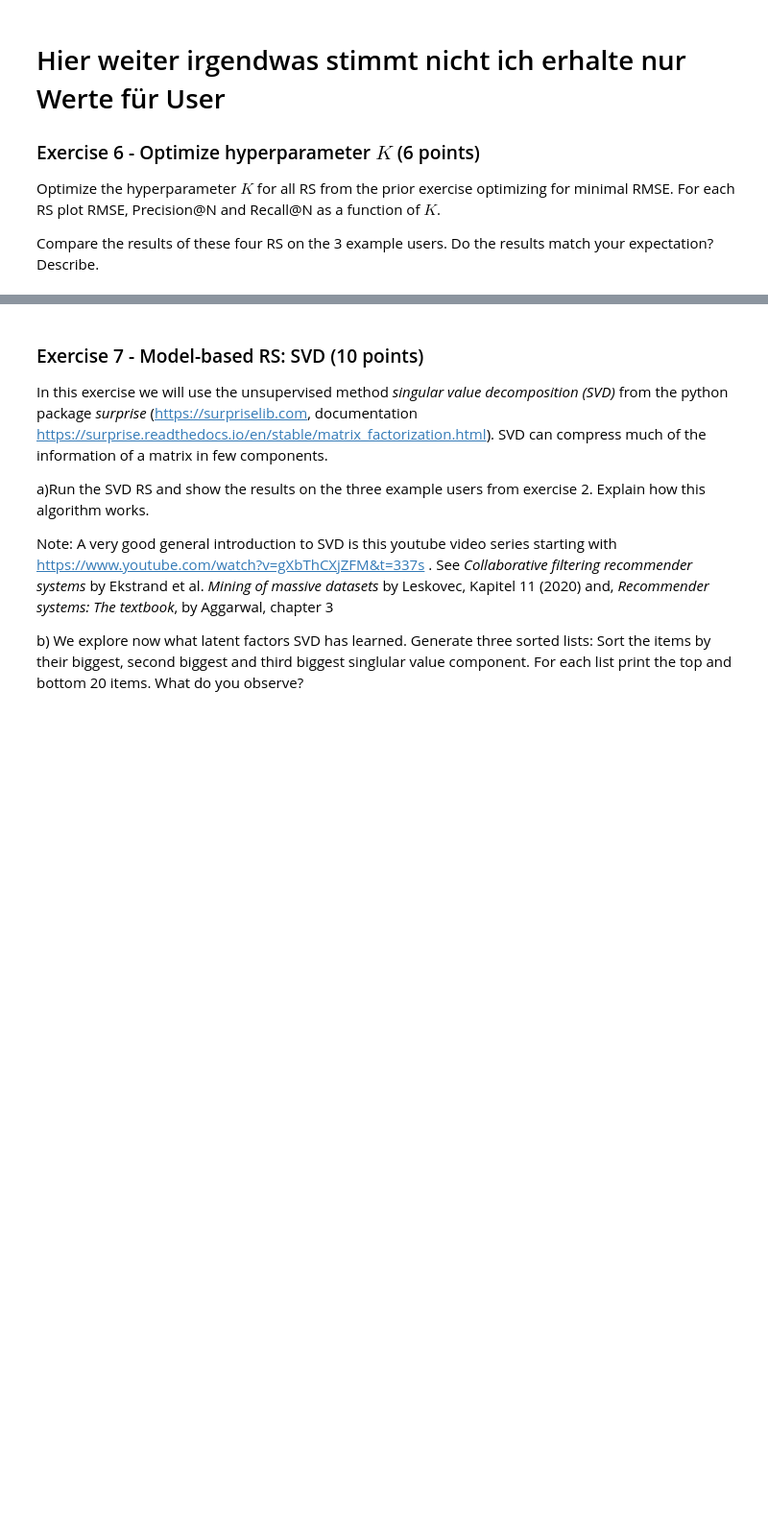
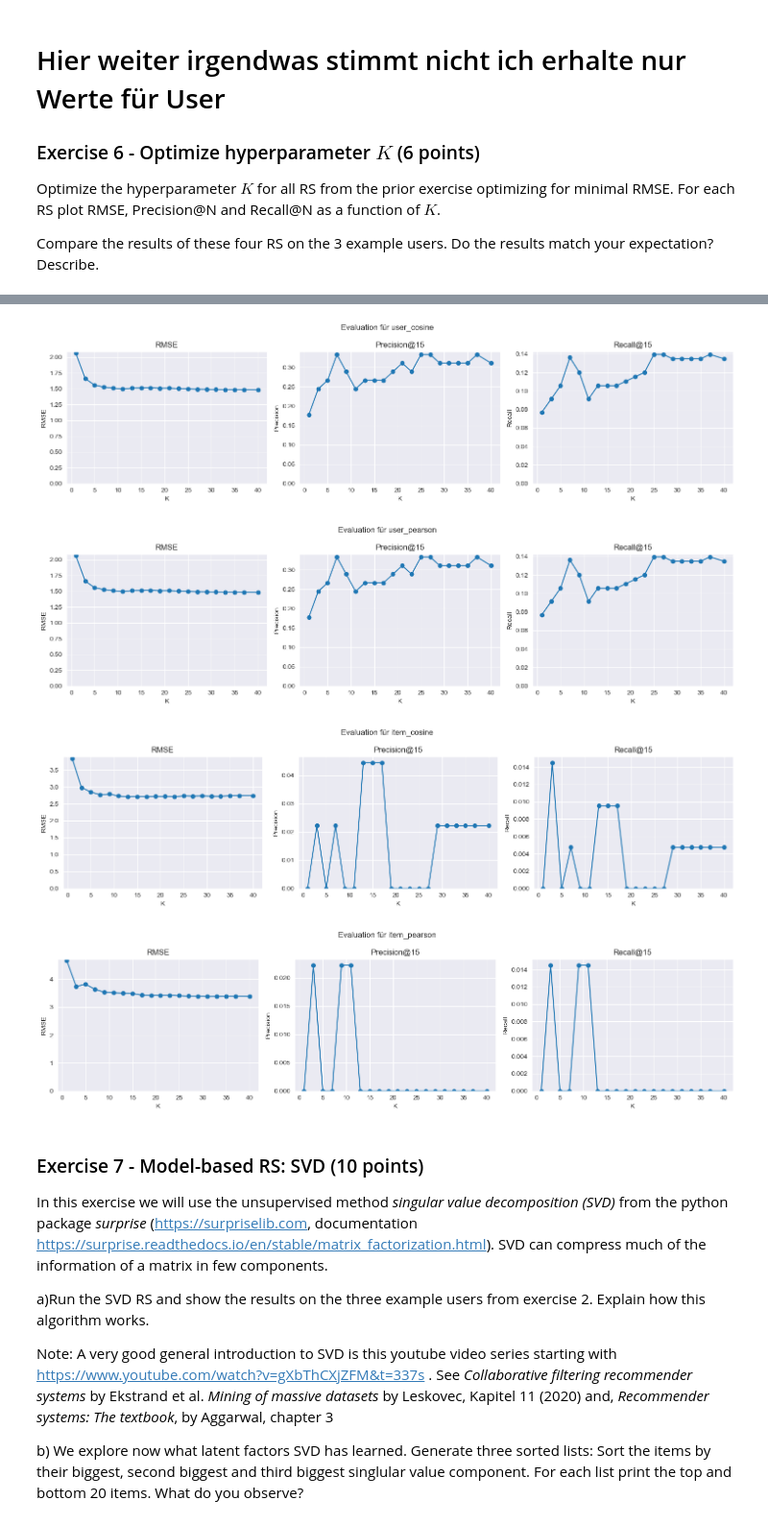
Before and after one commit to Tschoppsilas/RSY, a Jupyter notebook: RSY_MiniChallenge_FS25.ipynb, the cells around one changed output, grey strips where cells are left out. Shown at 96% size. Saved outputs shown, nothing was run; the diff lists cells and outputs as text; code cells hidden in the pictures; blank space fills up the shorter version.

```diff
--- a/RSY_MiniChallenge_FS25.ipynb
+++ b/RSY_MiniChallenge_FS25.ipynb
@@ -1034,0 +1046,10 @@ Anschliessend wird die Korrelation zwischen den zentrierten Vektoren berechnet.
+# %%
+#Debug
+output_dir = Path("Data/Train_Test_validate")
+csv_path_debug = output_dir / "debug.csv"
+debug = pd.read_csv(csv_path_debug)
+
+urm = create_urm(debug, "userId", "movieId", "rating")
+
+print("User-Rating-Matrix (URM):")
+print(urm)
@@ -1643,3 +1440,43 @@ def plot_metrics(df_results):
+# %%
+def plot_metrics(results, N):
+    for method, data in results.items():
+        ks, rmses, precs, recs = zip(*data)
+
+        plt.figure(figsize=(15, 4))
+        plt.suptitle(f"Evaluation für {method}")
+
+        plt.subplot(1, 3, 1)
+        plt.plot(ks, rmses, marker='o')
+        plt.title("RMSE")
+        plt.xlabel("K")
+        plt.ylabel("RMSE")
+        plt.ylim(bottom=0)
+
+        plt.subplot(1, 3, 2)
+        plt.plot(ks, precs, marker='o')
+        plt.title(f"Precision@{N}")
+        plt.xlabel("K")
+        plt.ylabel("Precision")
+        plt.ylim(bottom=0)
+
+        plt.subplot(1, 3, 3)
+        plt.plot(ks, recs, marker='o')
+        plt.title(f"Recall@{N}")
+        plt.xlabel("K")
+        plt.ylabel("Recall")
+        plt.ylim(bottom=0)
+
+        plt.tight_layout()
+        plt.show()
+# %%
+user_ids = [3, 5, 7]  # Beispielnutzer
+results = evaluate_rs_methods(user_ids, urm, test, ks=np.linspace(1, 40, 20, dtype=int), N=15)
+plot_metrics(results, N = 15)
+# %% [output]
+[figure, added]
+[figure, added]
+[figure, added]
+[figure, added]
 # %% [markdown]
 ### Exercise 7 - Model-based RS: SVD (10 points)
 In this exercise we will use the unsupervised method *singular value decomposition (SVD)* from the python package *surprise* (https://surpriselib.com, documentation https://surprise.readthedocs.io/en/stable/matrix_factorization.html). SVD can compress much of the information of a matrix in few components.
```
Also changed, not shown: parts of 23 cells of this notebook, 2 other files.
